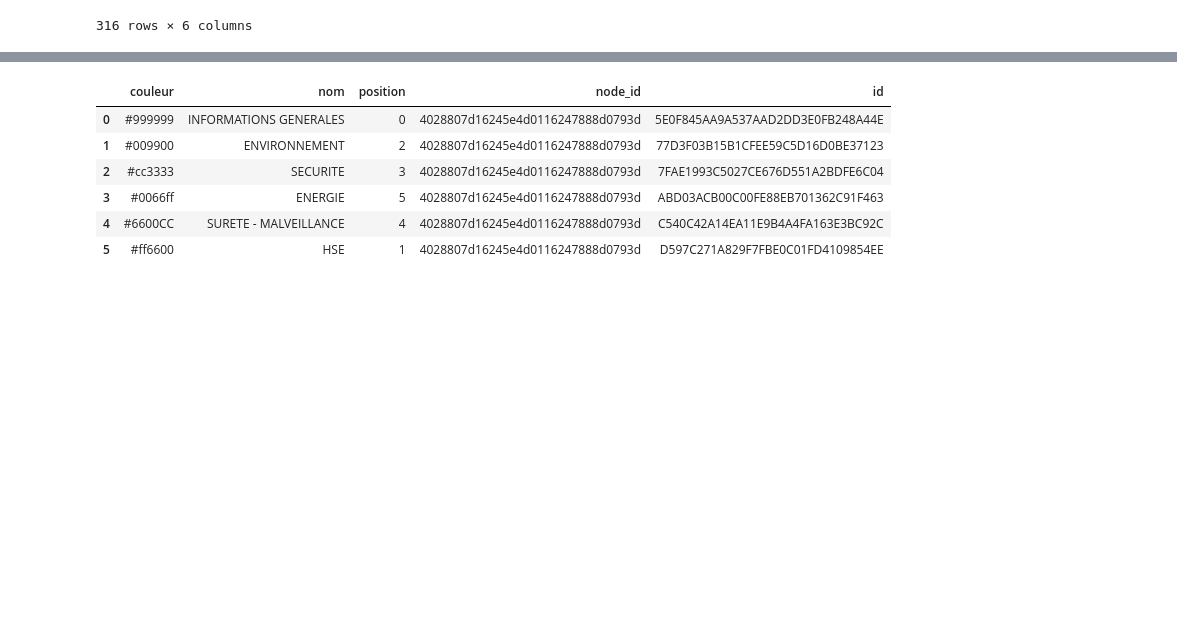
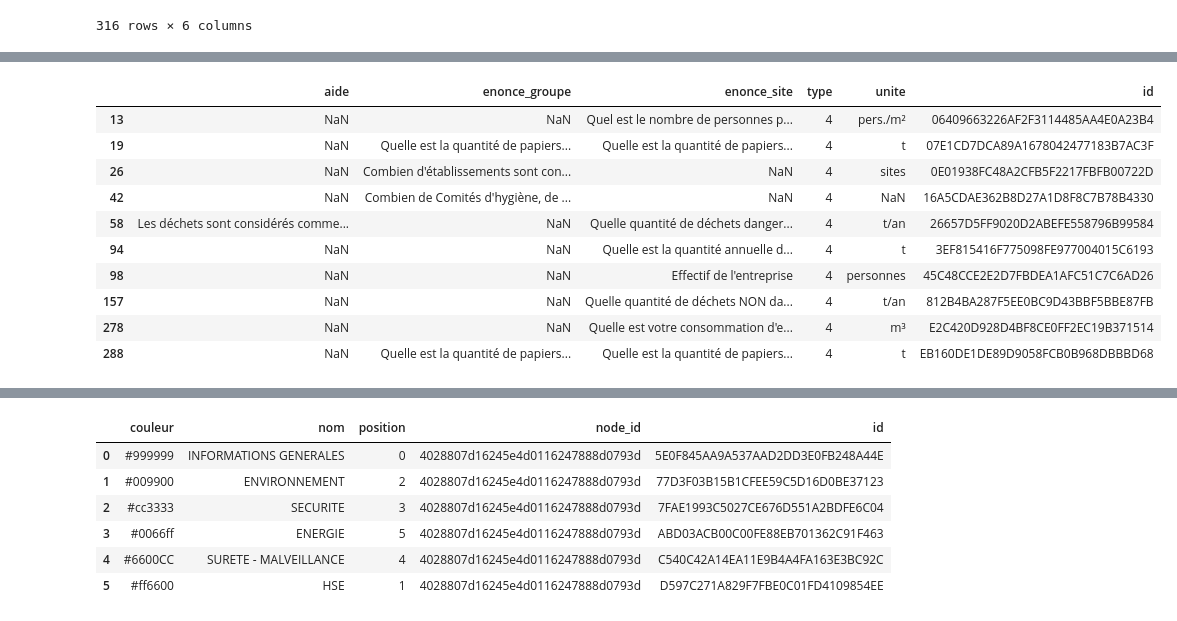
Before and after one commit to remi-vidal/StatApp, a Jupyter notebook: Decouverte_base.ipynb, the cells around one changed output, grey strips where cells are left out. Saved outputs shown, nothing was run; the diff lists cells and outputs as text; code cells hidden in the pictures; blank space fills up the shorter version.

```diff
--- a/Decouverte_base.ipynb
+++ b/Decouverte_base.ipynb
@@ -149,0 +322,14 @@ df_formulaire_question #contenu des questions
+# %%
+df_formulaire_question[df_formulaire_question["type"]==4]
+# %% [output]
+|  | aide | enonce_groupe | enonce_site | type | unite | id |
+| 13 | NaN | NaN | Quel est le nombre de personnes p... | 4 | pers./m² | 06409663226AF2F3114485AA4E0A23B4 |
+| 19 | NaN | Quelle est la quantité de papiers... | Quelle est la quantité de papiers... | 4 | t | 07E1CD7DCA89A1678042477183B7AC3F |
+| 26 | NaN | Combien d'établissements sont con... | NaN | 4 | sites | 0E01938FC48A2CFB5F2217FBFB00722D |
+| 42 | NaN | Combien de Comités d'hygiène, de ... | NaN | 4 | NaN | 16A5CDAE362B8D27A1D8F8C7B78B4330 |
+| 58 | Les déchets sont considérés comme... | NaN | Quelle quantité de déchets danger... | 4 | t/an | 26657D5FF9020D2ABEFE558796B99584 |
+| 94 | NaN | NaN | Quelle est la quantité annuelle d... | 4 | t | 3EF815416F775098FE977004015C6193 |
+| 98 | NaN | NaN | Effectif de l'entreprise | 4 | personnes | 45C48CCE2E2D7FBDEA1AFC51C7C6AD26 |
+| 157 | NaN | NaN | Quelle quantité de déchets NON da... | 4 | t/an | 812B4BA287F5EE0BC9D43BBF5BBE87FB |
+| 278 | NaN | NaN | Quelle est votre consommation d'e... | 4 | m³ | E2C420D928D4BF8CE0FF2EC19B371514 |
+| 288 | NaN | Quelle est la quantité de papiers... | Quelle est la quantité de papiers... | 4 | t | EB160DE1DE89D9058FCB0B968DBBBD68 |
```
Also changed, not shown: parts of 49 cells of this notebook.
